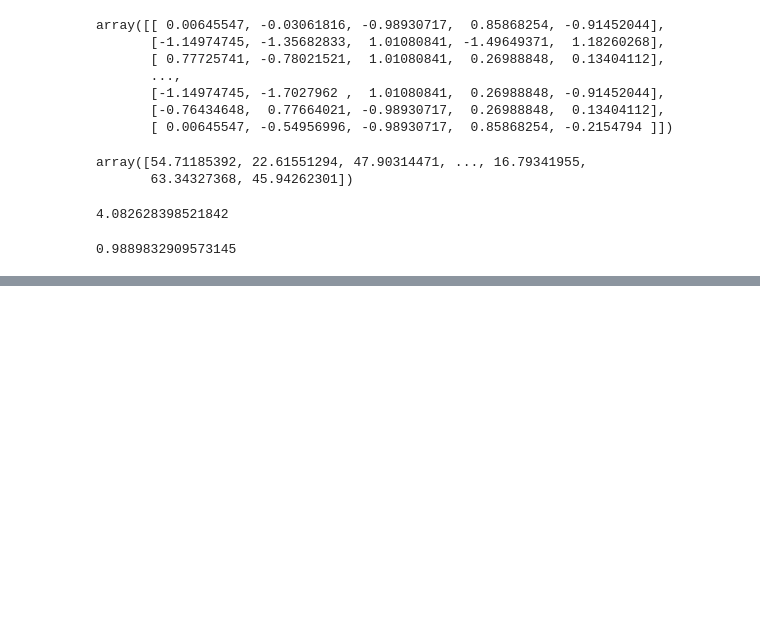
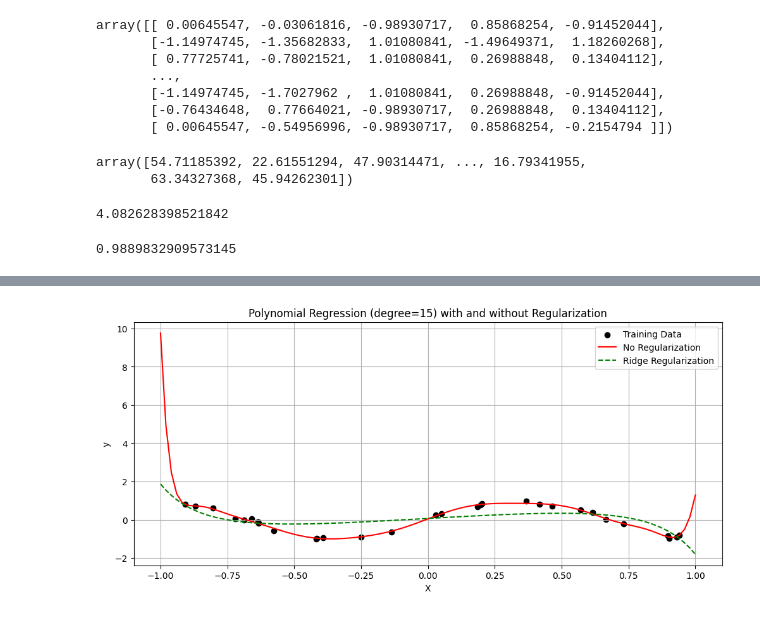
Before and after one commit to DeepuML/Student-Placement-Project, a Jupyter notebook: code/class1.ipynb, the cells around one changed output, grey strips where cells are left out. Cells and saved outputs as stored; diff of their text form; code cells hidden in the pictures; blank space fills up the shorter version.

```diff
--- a/code/class1.ipynb
+++ b/code/class1.ipynb
@@ -232,0 +349,43 @@ with open('student_performance_model.pkl', 'wb') as file:
+# %%
+import numpy as np
+import matplotlib.pyplot as plt
+from sklearn.linear_model import LinearRegression, Ridge
+from sklearn.preprocessing import PolynomialFeatures
+from sklearn.pipeline import make_pipeline
+from sklearn.model_selection import train_test_split
+
+# Generate synthetic nonlinear data
+np.random.seed(42)
+X = np.sort(np.random.rand(40, 1) * 2 - 1, axis=0)  # X in [-1, 1]
+y = np.sin(1.5 * np.pi * X).ravel() + np.random.normal(0, 0.1, X.shape[0])  # nonlinear + noise
+
+# Split data
+X_train, X_test, y_train, y_test = train_test_split(X, y, test_size=0.25)
+
+# Create models
+model_no_reg = make_pipeline(PolynomialFeatures(degree=15), LinearRegression())
+model_ridge = make_pipeline(PolynomialFeatures(degree=15), Ridge(alpha=1.0))
+
+# Fit models
+model_no_reg.fit(X_train, y_train)
+model_ridge.fit(X_train, y_train)
+
+# Predict
+X_plot = np.linspace(-1, 1, 100).reshape(-1, 1)
+y_pred_no_reg = model_no_reg.predict(X_plot)
+y_pred_ridge = model_ridge.predict(X_plot)
+
+# Plot results
+plt.figure(figsize=(12, 5))
+
+plt.scatter(X_train, y_train, color='black', label='Training Data')
+plt.plot(X_plot, y_pred_no_reg, color='red', label='No Regularization')
+plt.plot(X_plot, y_pred_ridge, color='green', linestyle='--', label='Ridge Regularization')
+plt.title("Polynomial Regression (degree=15) with and without Regularization")
+plt.legend()
+plt.xlabel("X")
+plt.ylabel("y")
+plt.grid(True)
+plt.show()
+# %% [output]
+[figure, added]
```
Also changed, not shown: parts of 4 cells of this notebook.
